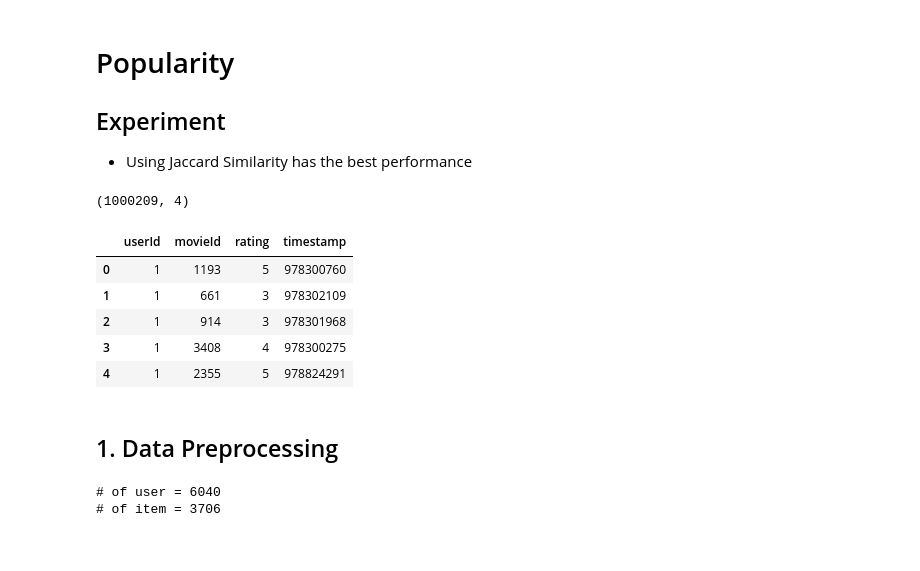
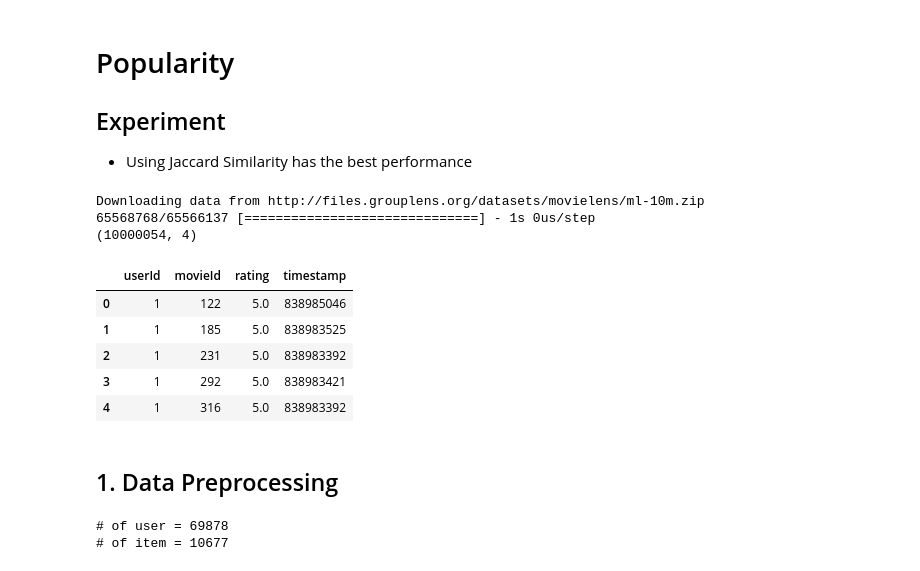
Before and after one commit to ivoryRabbit/RecSys, a Jupyter notebook: 2.ItemCF.ipynb, the cells around one changed output. Drawn from its saved outputs; the diff is of its cells as text; code cells hidden in the pictures.

```diff
--- a/2.ItemCF.ipynb
+++ b/2.ItemCF.ipynb
@@ -20,6 +20,7 @@ import zipfile
 # %%
 def load_data(data_size : str) -> pd.DataFrame:
     ''' load Movie Lens data '''
+
     if data_size == '100k':
         file = get_file('ml-100k.zip', 'http://files.grouplens.org/datasets/movielens/ml-100k.zip')
         file_name = 'ml-100k/*'
@@ -32,24 +33,32 @@ def load_data(data_size : str) -> pd.DataFrame:
     elif data_size == '20m':
         file = get_file('ml-20m.zip', 'http://files.grouplens.org/datasets/movielens/ml-20m.zip')
         file_name = 'ml-20m/ratings.csv'
+    elif data_size == '25m':
+        file = get_file('ml-25m.zip', 'http://files.grouplens.org/datasets/movielens/ml-25m.zip')
+        file_name = 'ml-25m/ratings.csv'
     zip_ref = zipfile.ZipFile(file, 'r')
     zip_ref.extractall()
 
     col_names = ['userId', 'movieId', 'rating', 'timestamp']
-    ratings = pd.read_csv(file_name, sep = '|', delimiter = '::', names = col_names, engine = 'python')
+    if data_size in ['20m', '25m']:
+        ratings = pd.read_csv(file_name, engine = 'python')
+    else:
+        ratings = pd.read_csv(file_name, sep = '|', delimiter = '::', names = col_names, engine = 'python')
     print(ratings.shape)
     return ratings
 # %%
-ratings = load_data('1m')
+ratings = load_data('10m')
 ratings.head()
 # %% [output]
-(1000209, 4)
+Downloading data from http://files.grouplens.org/datasets/movielens/ml-10m.zip
+65568768/65566137 [==============================] - 1s 0us/step
+(10000054, 4)
 |  | userId | movieId | rating | timestamp |
-| 0 | 1 | 1193 | 5 | 978300760 |
-| 1 | 1 | 661 | 3 | 978302109 |
-| 2 | 1 | 914 | 3 | 978301968 |
-| 3 | 1 | 3408 | 4 | 978300275 |
-| 4 | 1 | 2355 | 5 | 978824291 |
+| 0 | 1 | 122 | 5.0 | 838985046 |
+| 1 | 1 | 185 | 5.0 | 838983525 |
+| 2 | 1 | 231 | 5.0 | 838983392 |
+| 3 | 1 | 292 | 5.0 | 838983421 |
+| 4 | 1 | 316 | 5.0 | 838983392 |
 # %% [markdown]
 ## 1. Data Preprocessing
 # %%
@@ -70,8 +79,8 @@ item_idx_map = {e: i for i, e in enumerate(idx_item_map)}
 n_item = idx_item_map.shape[0]
 print(f'# of item = {n_item}')
 # %% [output]
-# of user = 6040
-# of item = 3706
+# of user = 69878
+# of item = 10677
 # %%
 def Id2idx(df: pd.DataFrame) -> pd.DataFrame:
     return df.assign(userId = lambda x: x.userId.map(user_idx_map),
```
Also changed, not shown: parts of 17 cells of this notebook, 2 other files.
